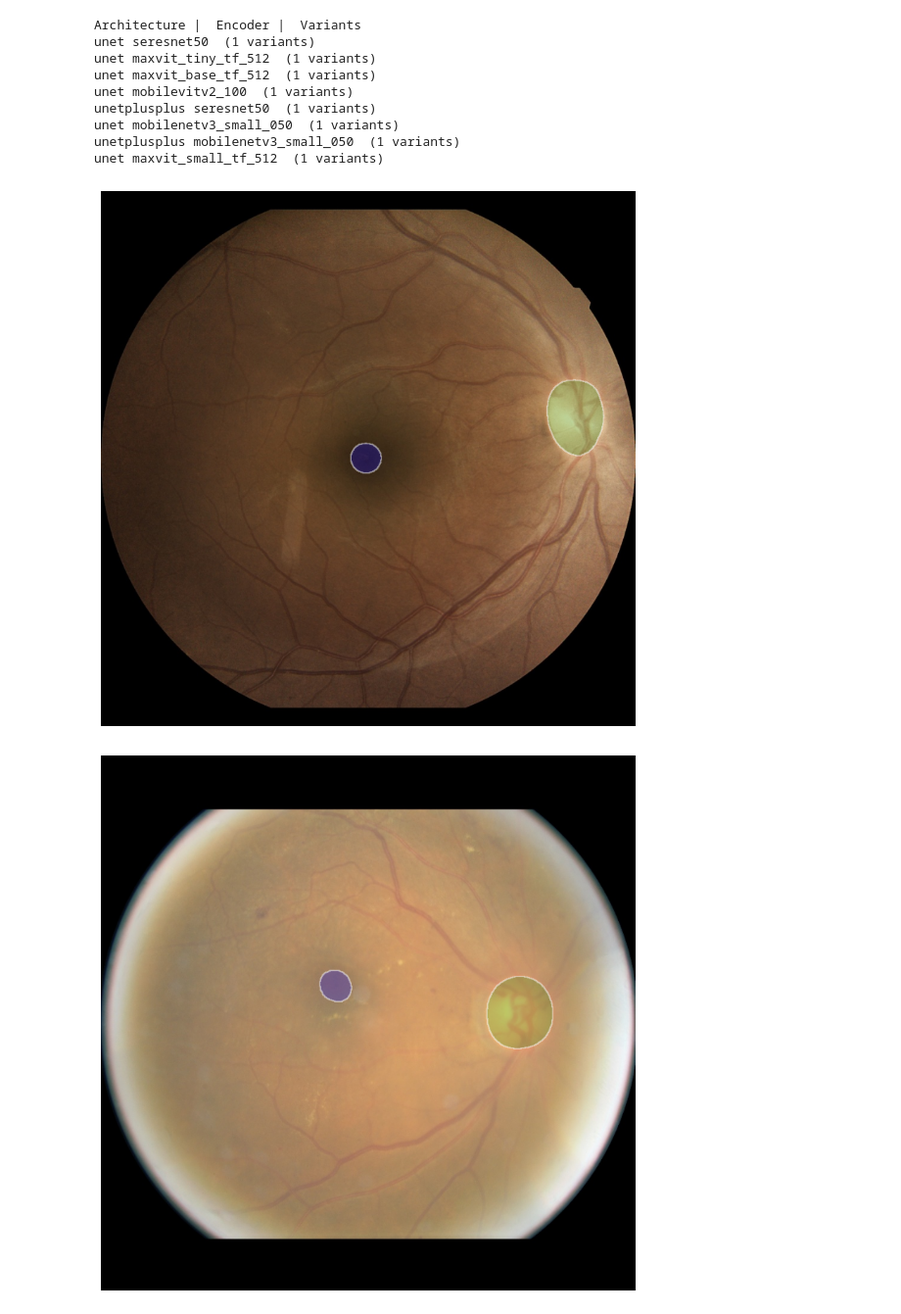
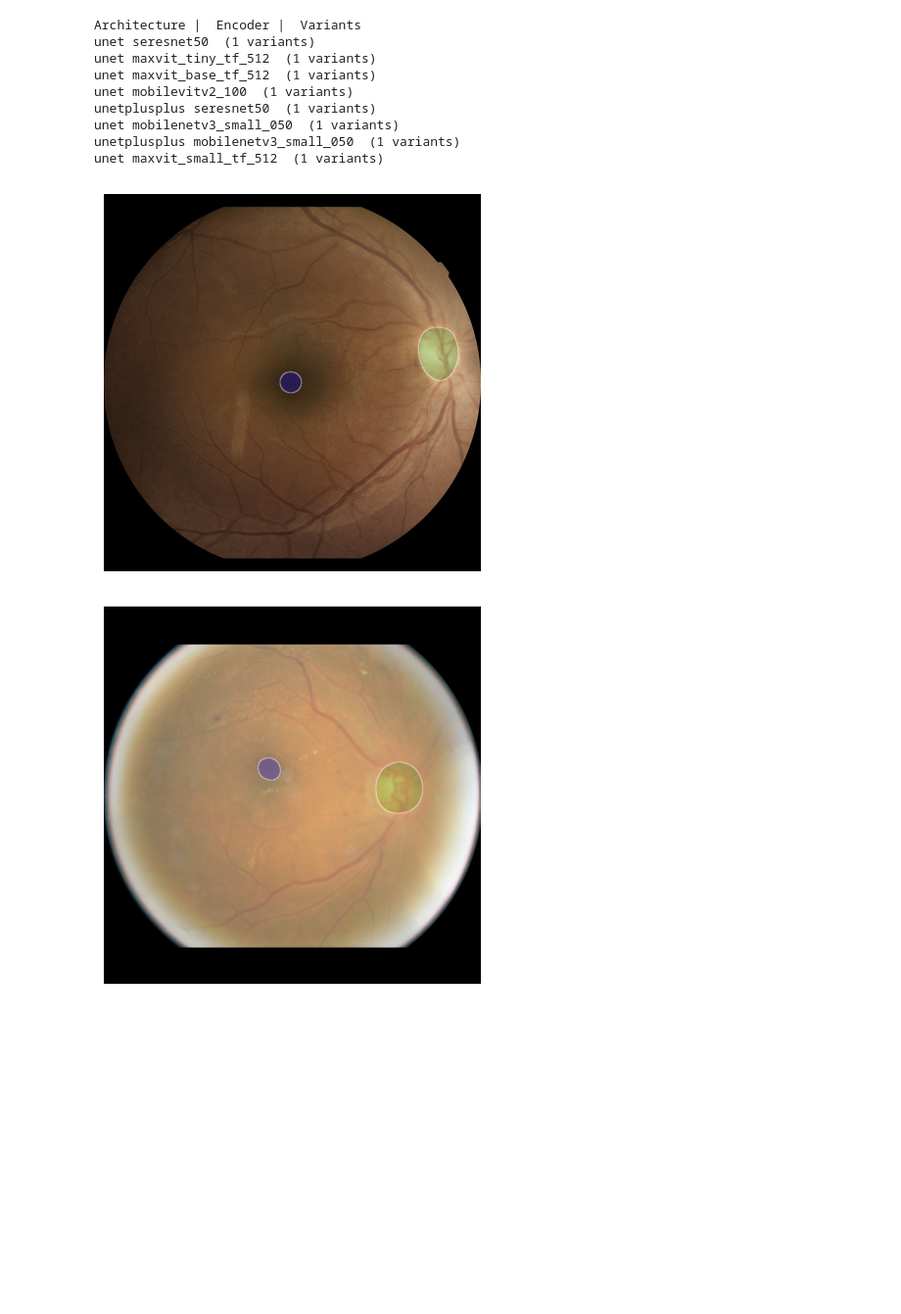
Before and after one commit to ClementPla/fundus-odmac-toolkit, a Jupyter notebook: notebooks/test_models.ipynb, the cells around one changed output. Shown at 98% size. Cells and saved outputs as stored; diff of their text form; code cells hidden in the pictures; blank space fills up the shorter version.

```diff
--- a/notebooks/test_models.ipynb
+++ b/notebooks/test_models.ipynb
@@ -19,19 +19,19 @@ unet maxvit_small_tf_512  (1 variants)
 # %%
 
 paths = [
          '/home/clement/Documents/data/retinal-lesions-v20191227/images_896x896/18740_right.jpg',
          '/home/clement/Documents/data/retinal-lesions-v20191227/images_896x896/20469_left.jpg',
          '/home/clement/Documents/data/retinal-lesions-v20191227/images_896x896/23668_left.jpg',
          '/home/clement/Documents/data/retinal-lesions-v20191227/images_896x896/21513_left.jpg',
          '/home/clement/Documents/data/retinal-lesions-v20191227/images_896x896/17004_left.jpg',]
 
 
 for p in paths:
     image = open_image(p)
     pred = segment(image, image_resolution=512, arch='unet', encoder='maxvit_small_tf_512', use_tta=True)
     plot_image_and_mask(image, pred.argmax(0), kernel_size=3, border_alpha=0.5, alpha=0.25,
-                        fig_size=(5,5),
+                        figsize=(5,5),
                         colors=['black', 'green', 'blue'], num_classes=3)
 # %% [output]
-[figure, old version]
+[figure, new version]
-[figure, old version]
+[figure, new version]
```
Also changed, not shown: parts of 1 cell of this notebook, 3 other files.
